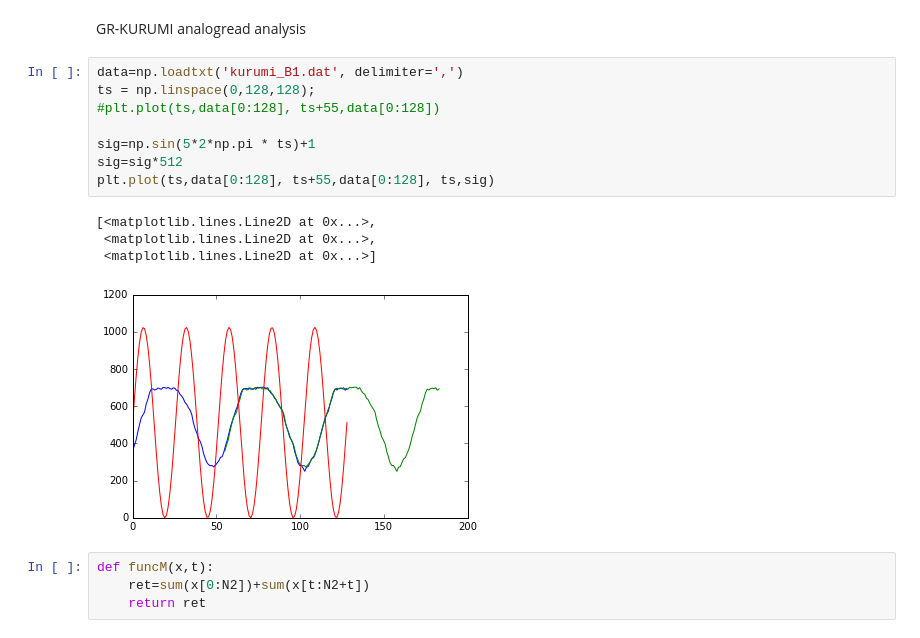
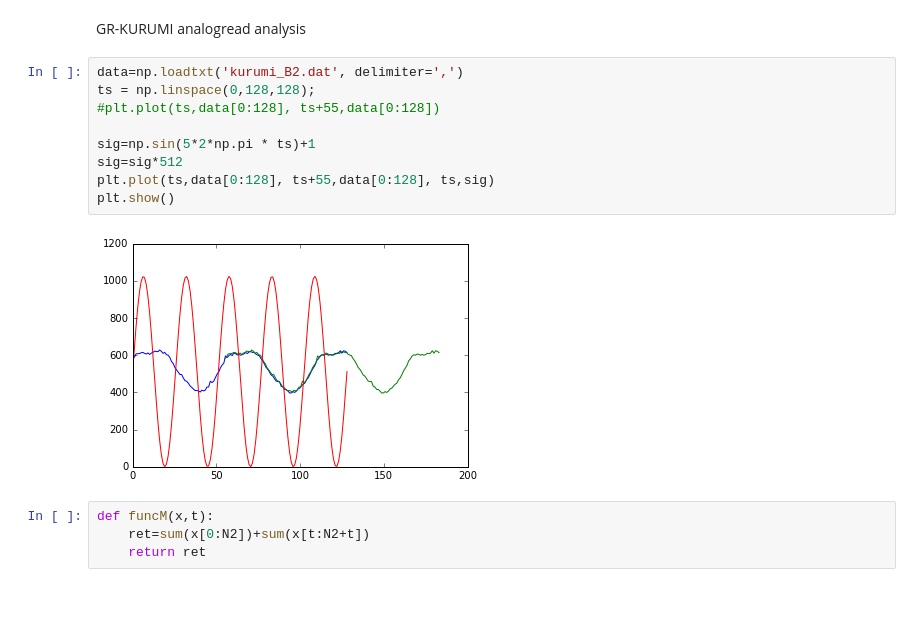
Before and after one commit to hamling-ling/OsakanaFFT, a Jupyter notebook: research/kurumi.ipynb, the cells around one changed output. Cells and saved outputs as stored; diff of their text form; blank space fills up the shorter version.

Commit message:
add gr-kurumi data

```diff
--- a/research/kurumi.ipynb
+++ b/research/kurumi.ipynb
@@ -6,18 +6,16 @@ from matplotlib import pyplot as plt
 # %% [markdown]
 GR-KURUMI analogread analysis
 # %%
-data=np.loadtxt('kurumi_B1.dat', delimiter=',')
+data=np.loadtxt('kurumi_B2.dat', delimiter=',')
 ts = np.linspace(0,128,128);
 #plt.plot(ts,data[0:128], ts+55,data[0:128])
 
 sig=np.sin(5*2*np.pi * ts)+1
 sig=sig*512
 plt.plot(ts,data[0:128], ts+55,data[0:128], ts,sig)
+plt.show()
 # %% [output]
-[<matplotlib.lines.Line2D at 0x...>,
- <matplotlib.lines.Line2D at 0x...>,
- <matplotlib.lines.Line2D at 0x...>]
-[figure, old version]
+[figure, new version]
 # %%
 def funcM(x,t):
     ret=sum(x[0:N2])+sum(x[t:N2+t])
```
Also changed, not shown: parts of 2 cells of this notebook, 2 other files.
